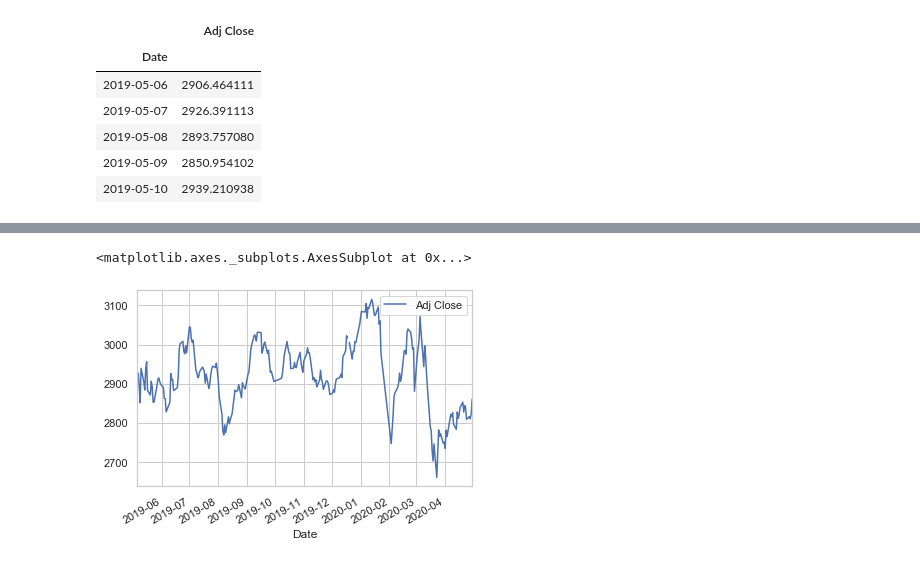
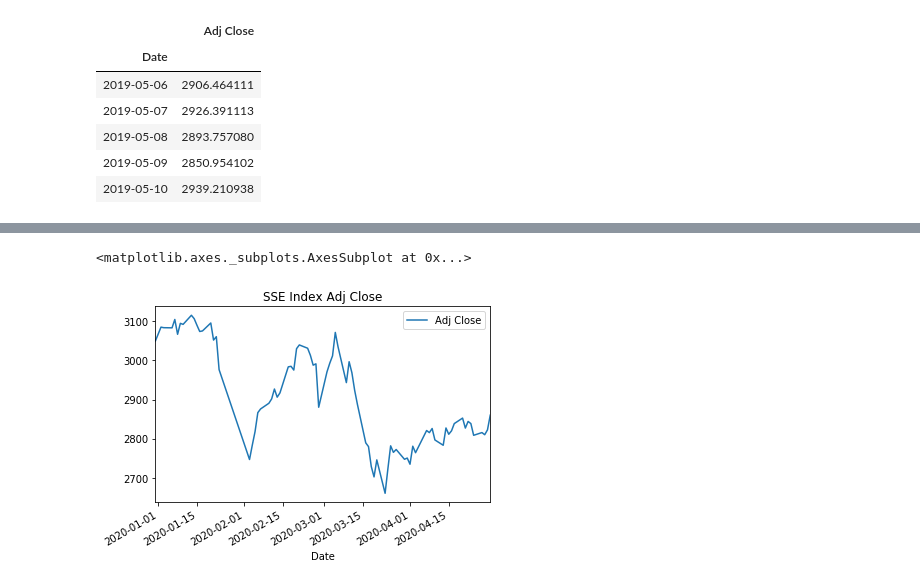
Before and after one commit to alanm1995/Rice_geeks_project, a Jupyter notebook: SSE_Data.ipynb, the cells around one changed output, grey strips where cells are left out. Saved outputs shown, nothing was run; the diff lists cells and outputs as text; code cells hidden in the pictures.

```diff
--- a/SSE_Data.ipynb
+++ b/SSE_Data.ipynb
@@ -90,5 +115,5 @@ SSE_df.rolling(window=14).std().plot(figsize=(20, 10), title="14 Day Rolling Sta
-# %%
-SSE_df.plot()
-# %% [output]
-<matplotlib.axes._subplots.AxesSubplot at 0x...>
-[figure, removed]
+# %%
+SSE_df_2020.plot(title="SSE Index Adj Close")
+# %% [output]
+<matplotlib.axes._subplots.AxesSubplot at 0x...>
+[figure, added]
```
Also changed, not shown: parts of 4 cells of this notebook.
